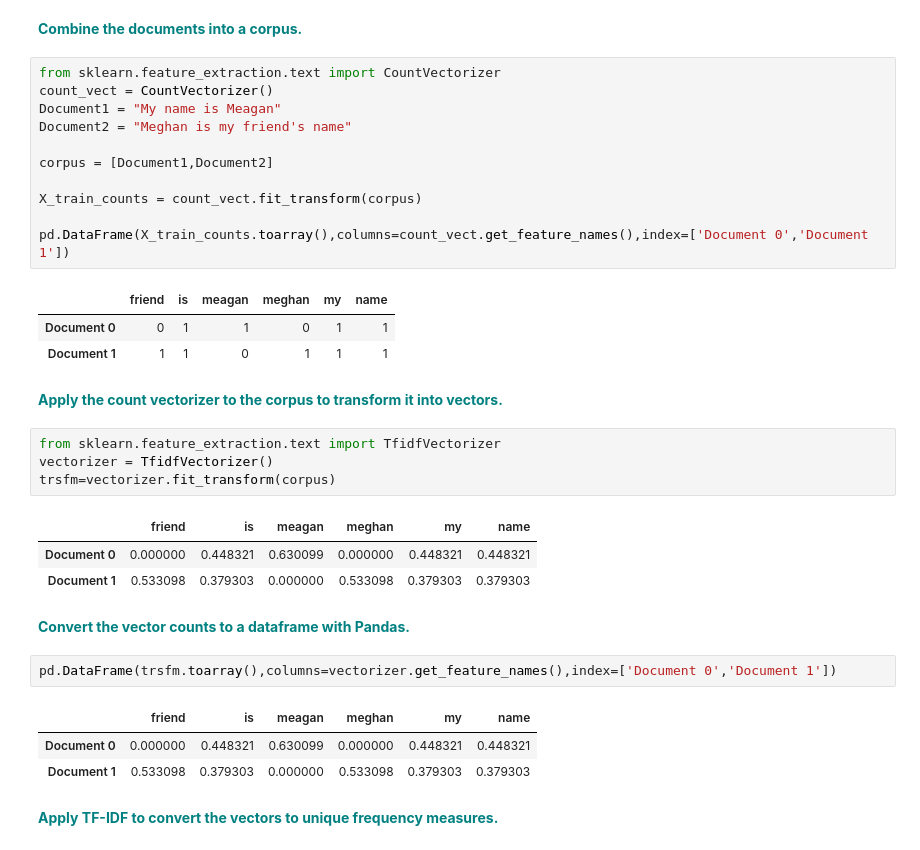
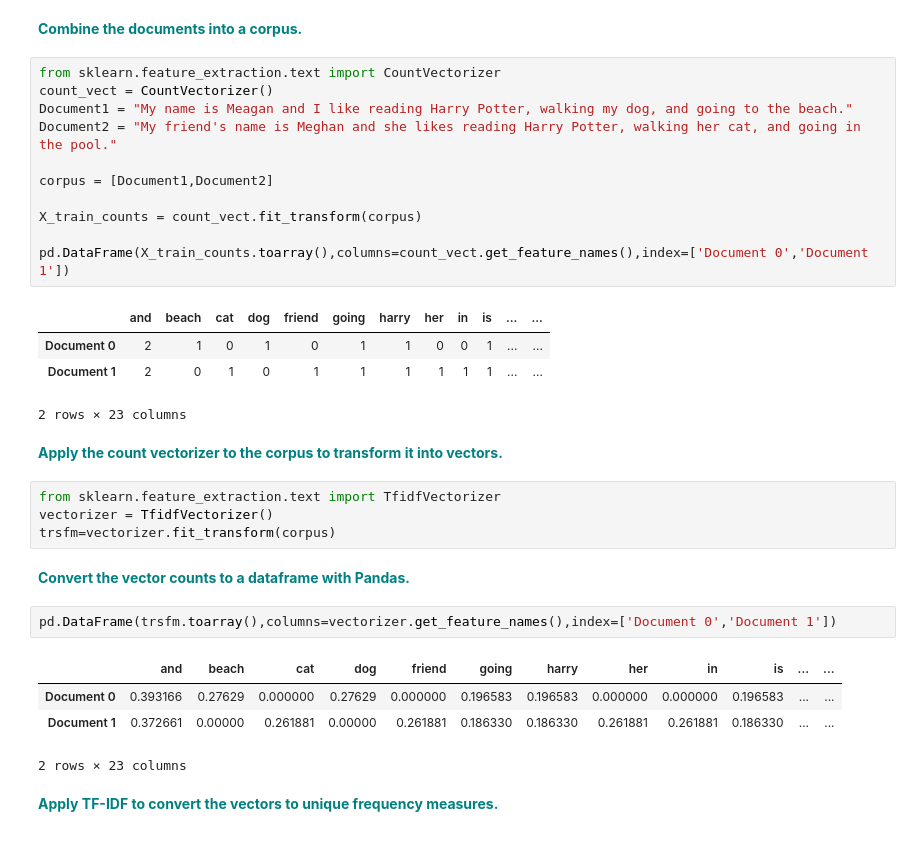
Before and after one commit to meagvo/Springboard, a Jupyter notebook: Cosine_Similarity_Case_Study.ipynb, the cells around one changed output. Cells and saved outputs as stored; diff of their text form.

```diff
--- a/Cosine_Similarity_Case_Study.ipynb
+++ b/Cosine_Similarity_Case_Study.ipynb
@@ -125,36 +123,34 @@ Replace the current values for `Document 0` and `Document 1` with your own sente
 # %%
 from sklearn.feature_extraction.text import CountVectorizer
 count_vect = CountVectorizer()
-Document1 = "My name is Meagan"
-Document2 = "Meghan is my friend's name"
+Document1 = "My name is Meagan and I like reading Harry Potter, walking my dog, and going to the beach."
+Document2 = "My friend's name is Meghan and she likes reading Harry Potter, walking her cat, and going in the pool."
 
 corpus = [Document1,Document2]
 
 X_train_counts = count_vect.fit_transform(corpus)
 
 pd.DataFrame(X_train_counts.toarray(),columns=count_vect.get_feature_names(),index=['Document 0','Document 1'])
 # %% [output]
-|  | friend | is | meagan | meghan | my | name |
-| Document 0 | 0 | 1 | 1 | 0 | 1 | 1 |
-| Document 1 | 1 | 1 | 0 | 1 | 1 | 1 |
+|  | and | beach | cat | dog | friend | going | harry | her | in | is | ... | ... |
+| Document 0 | 2 | 1 | 0 | 1 | 0 | 1 | 1 | 0 | 0 | 1 | ... | ... |
+| Document 1 | 2 | 0 | 1 | 0 | 1 | 1 | 1 | 1 | 1 | 1 | ... | ... |
+2 rows × 23 columns
 # %% [markdown]
  **<font color='teal'> Apply the count vectorizer to the corpus to transform it into vectors.</font>**
 # %%
 from sklearn.feature_extraction.text import TfidfVectorizer
 vectorizer = TfidfVectorizer()
 trsfm=vectorizer.fit_transform(corpus)
-# %% [output]
-|  | friend | is | meagan | meghan | my | name |
-| Document 0 | 0.000000 | 0.448321 | 0.630099 | 0.000000 | 0.448321 | 0.448321 |
-| Document 1 | 0.533098 | 0.379303 | 0.000000 | 0.533098 | 0.379303 | 0.379303 |
 # %% [markdown]
  **<font color='teal'> Convert the vector counts to a dataframe with Pandas.</font>**
 # %%
 pd.DataFrame(trsfm.toarray(),columns=vectorizer.get_feature_names(),index=['Document 0','Document 1'])
 # %% [output]
-|  | friend | is | meagan | meghan | my | name |
-| Document 0 | 0.000000 | 0.448321 | 0.630099 | 0.000000 | 0.448321 | 0.448321 |
-| Document 1 | 0.533098 | 0.379303 | 0.000000 | 0.533098 | 0.379303 | 0.379303 |
+|  | and | beach | cat | dog | friend | going | harry | her | in | is | ... | ... |
+| Document 0 | 0.393166 | 0.27629 | 0.000000 | 0.27629 | 0.000000 | 0.196583 | 0.196583 | 0.000000 | 0.000000 | 0.196583 | ... | ... |
+| Document 1 | 0.372661 | 0.00000 | 0.261881 | 0.00000 | 0.261881 | 0.186330 | 0.186330 | 0.261881 | 0.261881 | 0.186330 | ... | ... |
+2 rows × 23 columns
 # %% [markdown]
  **<font color='teal'> Apply TF-IDF to convert the vectors to unique frequency measures.</font>**
 # %% [markdown]
```
Also changed, not shown: parts of 3 cells of this notebook.
